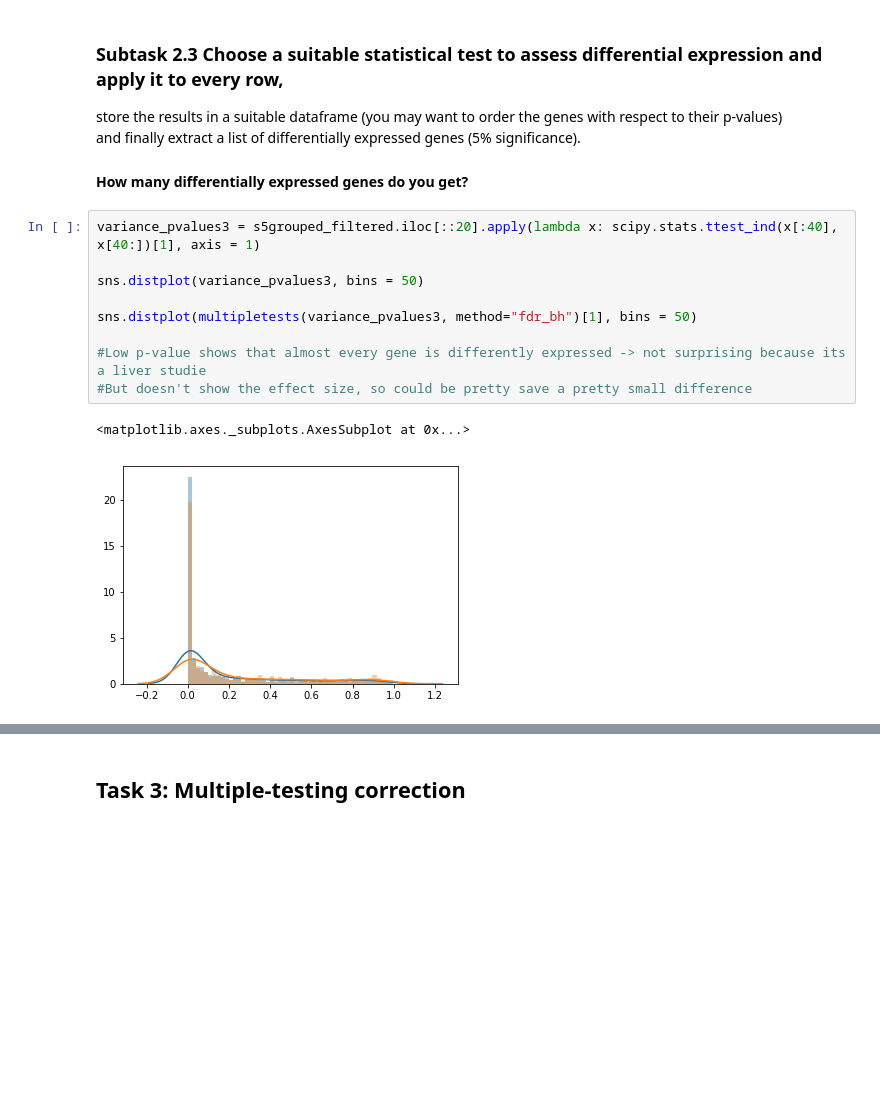
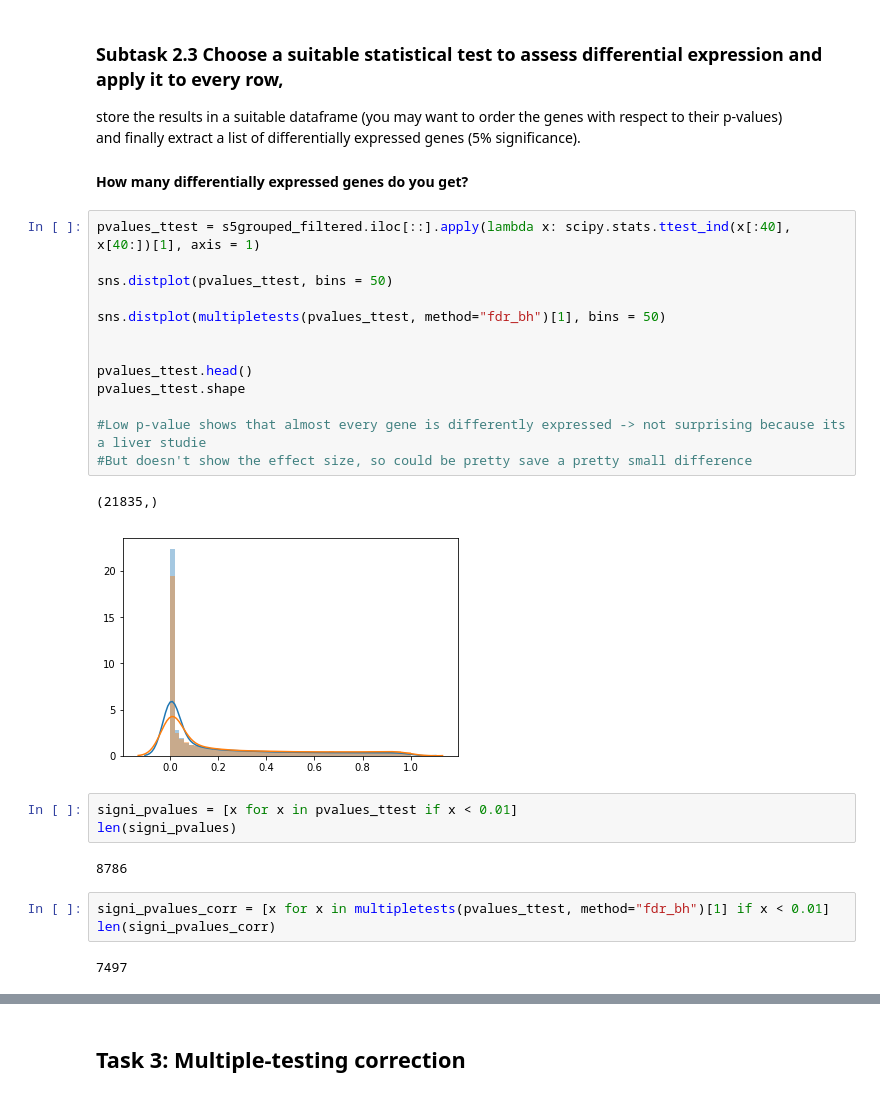
Before and after one commit to TrisKast/DataScience-Bioinformatics, a Jupyter notebook: notebooks/Day56_DE_Analysis.ipynb, the cells around one changed output, grey strips where cells are left out. Cells and saved outputs as stored; diff of their text form; blank space fills up the shorter version.

```diff
--- a/notebooks/Day56_DE_Analysis.ipynb
+++ b/notebooks/Day56_DE_Analysis.ipynb
@@ -281,15 +285,29 @@ store the results in a suitable dataframe (you may want to order the genes with
 and finally extract a list of differentially expressed genes (5% significance).<br>
 #### How many differentially expressed genes do you get?
 # %%
-variance_pvalues3 = s5grouped_filtered.iloc[::20].apply(lambda x: scipy.stats.ttest_ind(x[:40], x[40:])[1], axis = 1)
+pvalues_ttest = s5grouped_filtered.iloc[::].apply(lambda x: scipy.stats.ttest_ind(x[:40], x[40:])[1], axis = 1)
 
-sns.distplot(variance_pvalues3, bins = 50)
+sns.distplot(pvalues_ttest, bins = 50)
 
-sns.distplot(multipletests(variance_pvalues3, method="fdr_bh")[1], bins = 50)
+sns.distplot(multipletests(pvalues_ttest, method="fdr_bh")[1], bins = 50)
+
+
+pvalues_ttest.head()
+pvalues_ttest.shape
 
 #Low p-value shows that almost every gene is differently expressed -> not surprising because its a liver studie
 #But doesn't show the effect size, so could be pretty save a pretty small difference
 # %% [output]
-<matplotlib.axes._subplots.AxesSubplot at 0x...>
+(21835,)
-[figure, old version]
+[figure, new version]
+# %%
+signi_pvalues = [x for x in pvalues_ttest if x < 0.01]
+len(signi_pvalues)
+# %% [output]
+8786
+# %%
+signi_pvalues_corr = [x for x in multipletests(pvalues_ttest, method="fdr_bh")[1] if x < 0.01]
+len(signi_pvalues_corr)
+# %% [output]
+7497
 # %%
```
Also changed, not shown: parts of 21 cells of this notebook, 13 other files.
